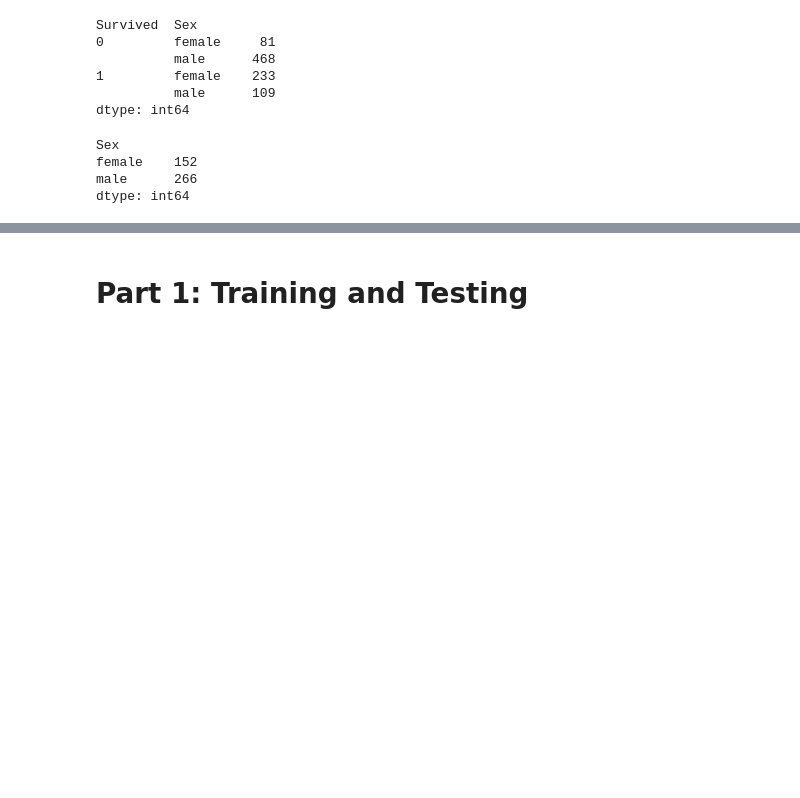
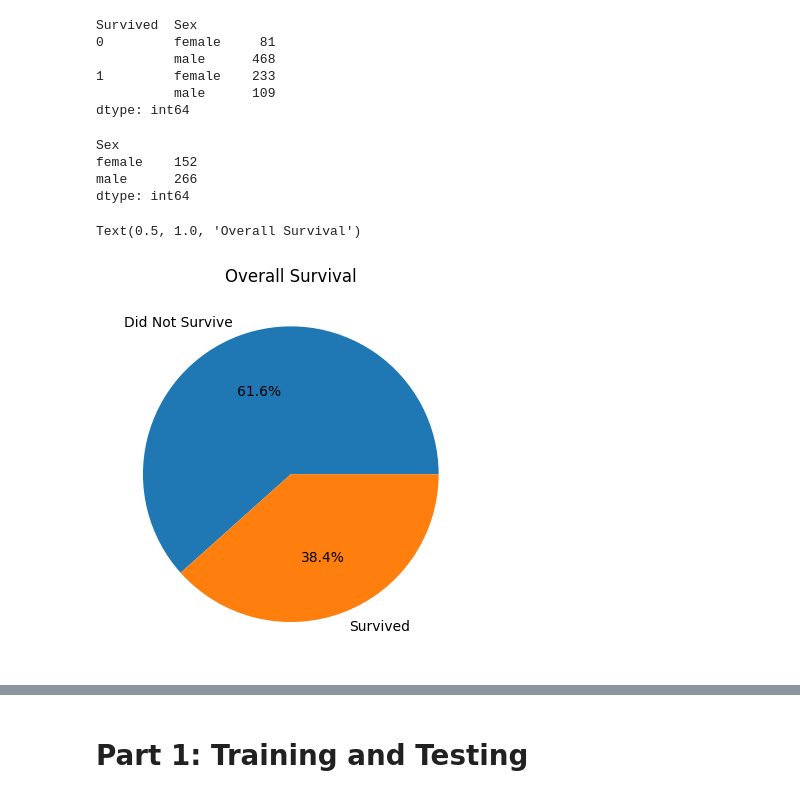
Before and after one commit to Zenon-Nowakowski/Kaggle-titanic, a Jupyter notebook: main.ipynb, the cells around one changed output, grey strips where cells are left out. Cells and saved outputs as stored; diff of their text form; code cells hidden in the pictures; blank space fills up the shorter version.

```diff
--- a/main.ipynb
+++ b/main.ipynb
@@ -62,3 +76,12 @@ Sex
 female    152
 male      266
 dtype: int64
+# %%
+sub = df_train['Survived'].value_counts()
+survival_rate = [sub[0]/len(df_train)*100,sub[1]/len(df_train)*100]
+
+plt.pie(survival_rate,labels = ['Did Not Survive','Survived'], autopct='%1.1f%%')
+plt.title('Overall Survival')
+# %% [output]
+Text(0.5, 1.0, 'Overall Survival')
+[figure, added]
```
Also changed, not shown: parts of 15 cells of this notebook, 1 other file.
